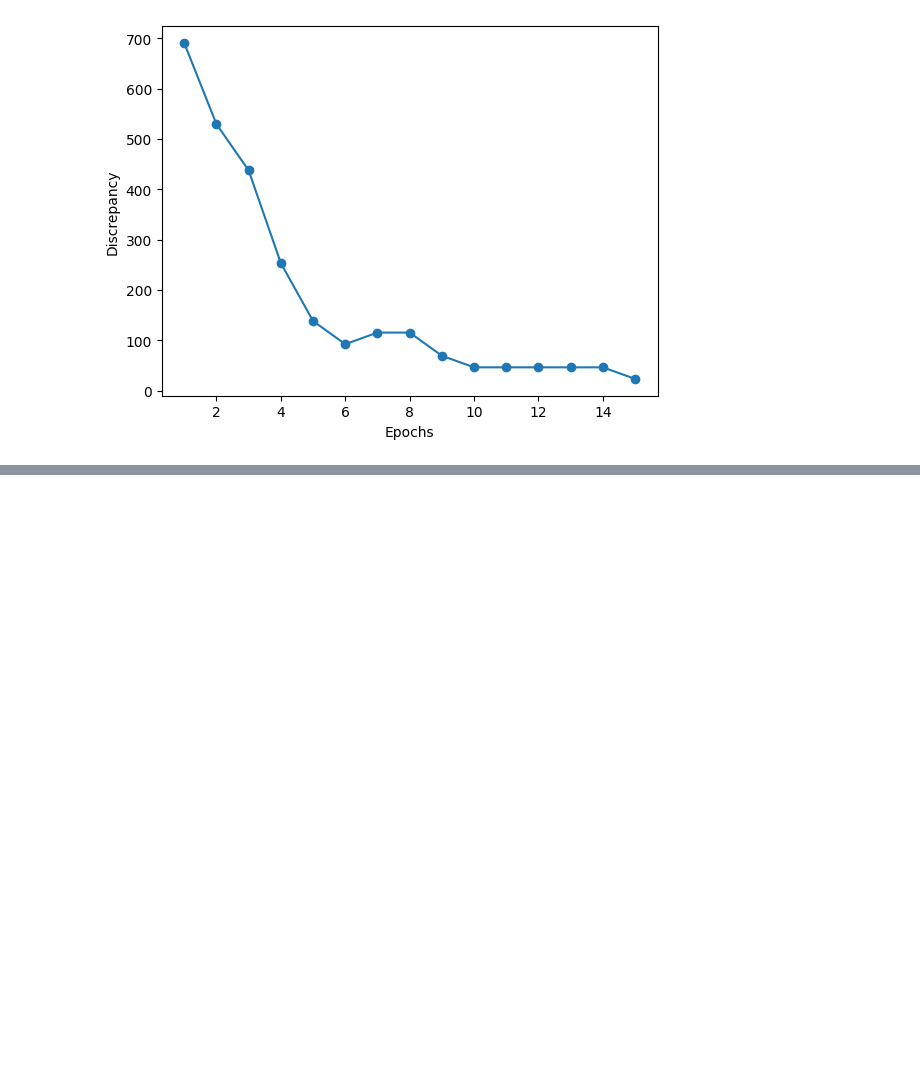
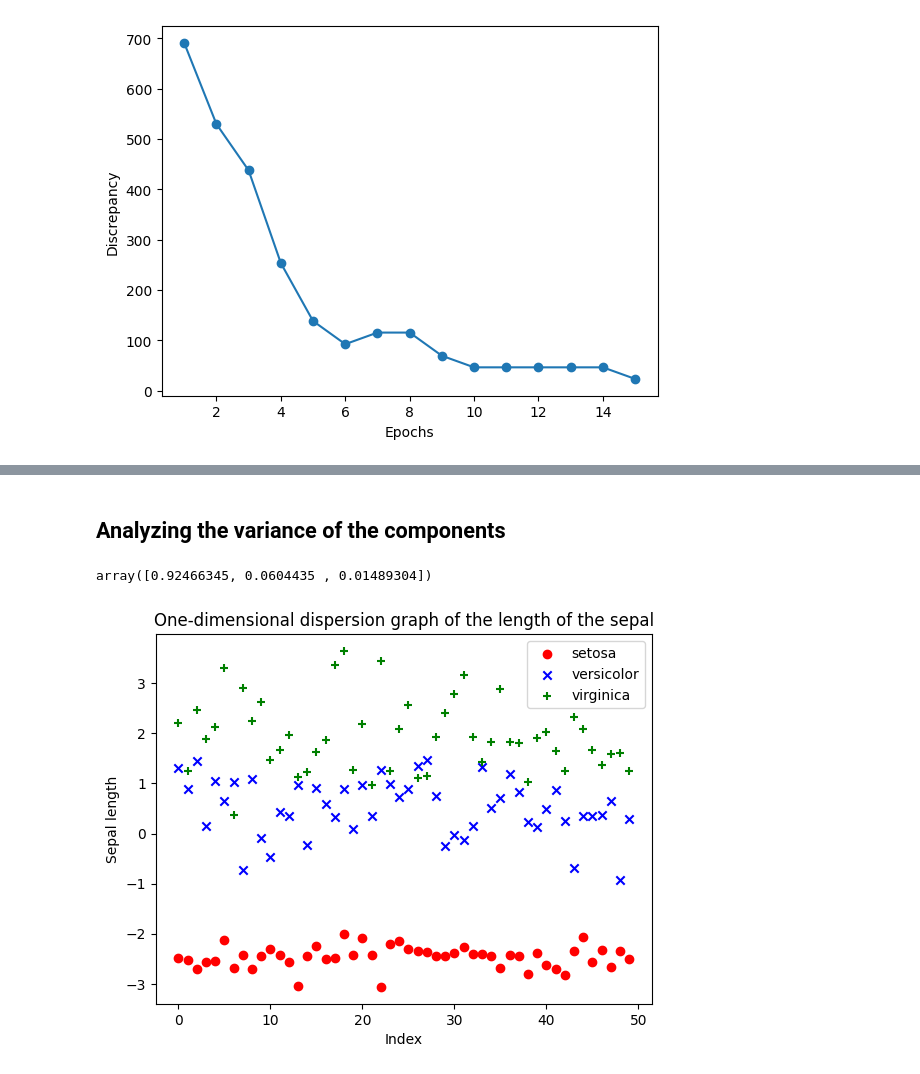
Before and after one commit to DeAngelisDavide/NeuralNetwork-From-Scratch, a Jupyter notebook: Network.ipynb, the cells around one changed output, grey strips where cells are left out. Drawn from its saved outputs; the diff is of its cells as text; code cells hidden in the pictures; blank space fills up the shorter version.

```diff
--- a/Network.ipynb
+++ b/Network.ipynb
@@ -252,0 +382,20 @@ plt.show()
+# %% [markdown]
+## Analyzing the variance of the components
+# %%
+pca.explained_variance_ratio_
+# %% [output]
+array([0.92466345, 0.0604435 , 0.01489304])
+# %%
+pca = PCA(n_components=1)
+X_reduced = pca.fit_transform(X)
+# %%
+plt.scatter(range(50), X_reduced[0:50], color='red', marker='o', label='setosa')
+plt.scatter(range(50), X_reduced[50:100], color='blue', marker='x', label='versicolor')
+plt.scatter(range(50), X_reduced[100:150], color='green', marker='+', label='virginica')
+plt.title('One-dimensional dispersion graph of the length of the sepal')
+plt.xlabel("Index")
+plt.ylabel("Sepal length")
+plt.legend()
+plt.show()
+# %% [output]
+[figure, added]
```
Also changed, not shown: parts of 22 cells of this notebook.
